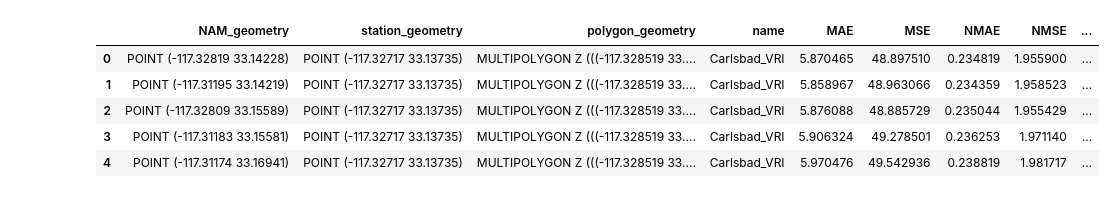
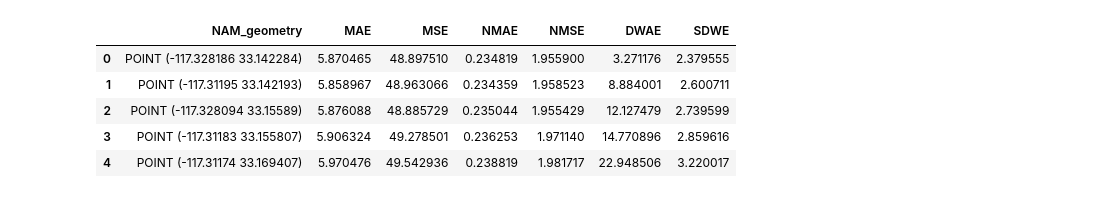
Before and after one commit to StevDoms/SDGE_NAM_Analysis, a Jupyter notebook: DSC180B_Project.ipynb, the cells around one changed output. Cells and saved outputs as stored; diff of their text form; code cells hidden in the pictures.

```diff
--- a/DSC180B_Project.ipynb
+++ b/DSC180B_Project.ipynb
@@ -67,10 +165,6 @@ def plot_histogram(data, column, bins=30, title=None, xlabel=None, ylabel="Frequ
 # %%
-gis_weather_station = gis_weather_station.drop_duplicates(subset=['weatherstationcode'], keep='first')
-station_summary_snapshot = station_summary_snapshot.drop_duplicates(subset=['station'], keep='first')
-windspeed_snapshot = windspeed_snapshot[(windspeed_snapshot['wind_speed'] < max(windspeed_snapshot['wind_speed']))]
-
-weather_station_summary = gis_weather_station.merge(station_summary_snapshot, left_on='weatherstationcode', right_on='station',
+weather_station_summary_gpd = gis_weather_station_gpd.merge(station_summary_snapshot, left_on='weatherstationcode', right_on='station',
                                                    how='inner').drop(columns=['station'])
 
-weather_station_wind_speed = weather_station_summary.merge(windspeed_snapshot, left_on='weatherstationcode', right_on='station',
+weather_station_wind_speed_gpd = weather_station_summary_gpd.merge(windspeed_snapshot, left_on='weatherstationcode', right_on='station',
                                                          how='inner').drop(columns=['station'])
@@ -101,9 +170,0 @@ NAM CRS:                EPSG:4326
-# %%
-# Convert CRS to ESPG:4326
-weather_station_summary_gpd = weather_station_summary_gpd.to_crs(src_vri_snapshot_gpd.crs)
-weather_station_wind_speed_gpd = weather_station_wind_speed_gpd.to_crs(src_vri_snapshot_gpd.crs)
-
-print(f"Weather Station CRS:    {weather_station_summary_gpd.crs}")
-print(f"Wind Speed CRS:         {weather_station_wind_speed_gpd.crs}")
-print(f"VRI Polygon CRS:        {src_vri_snapshot_gpd.crs}")
-print(f"NAM CRS:                {nam_gpd.crs}")
@@ -115,7 +171,8 @@ NAM CRS:                EPSG:4326
 # %%
 nam_vri_gpd = gpd.sjoin(nam_gpd, src_vri_snapshot_gpd, how='right', predicate='within')
 nam_vri_gpd['NAM_geometry'] = nam_vri_gpd.apply(create_point, axis=1)
-nam_vri_gpd = nam_vri_gpd.reset_index().drop(columns=['index', 'index_left'])
+nam_vri_gpd = nam_vri_gpd.merge(nam_vri_additional_columns, left_on='NAM_geometry', right_on='temp_geometry', how='inner')
+nam_vri_gpd = nam_vri_gpd.reset_index().drop(columns=['index', 'index_left', 'temp_geometry'])
 
 nam_vri_wind_speed_gpd = gpd.sjoin(weather_station_wind_speed_gpd, nam_vri_gpd, how='inner', predicate='within')
 nam_vri_wind_speed_gpd = nam_vri_wind_speed_gpd.reset_index().drop(columns=['index', 'index_right'])
@@ -144,18 +204,19 @@ nam_vri_wind_speed_gpd = nam_vri_wind_speed_gpd.rename(columns={
     'date_right': 'nam_date',
     'wind_speed': 'station_wind_speed',
     'average_wind_speed' : 'NAM_wind_speed',
-    'shape_right': 'polygon_shape',
+    'shape_right': 'polygon_shape'
 })
 
 nam_vri_wind_speed_gpd['nam_date'] = pd.to_datetime(nam_vri_wind_speed_gpd['nam_date']).dt.strftime('%m/%d/%Y')
+filtered_nam_vri_wind_speed_gpd = nam_vri_wind_speed_gpd[nam_vri_wind_speed_gpd['wind_speed_date'] == nam_vri_wind_speed_gpd['nam_date']].copy()
 
-filtered_nam_vri_wind_speed_gpd = nam_vri_wind_speed_gpd[nam_vri_wind_speed_gpd['wind_speed_date'] == nam_vri_wind_speed_gpd['nam_date']].copy()
 filtered_nam_vri_wind_speed_gpd['station_geometry'] = filtered_nam_vri_wind_speed_gpd['geometry']
 filtered_nam_vri_wind_speed_gpd['polygon_geometry'] = filtered_nam_vri_wind_speed_gpd['polygon_shape'].apply(wkt.loads)
-filtered_nam_vri_wind_speed_gpd['distance_from_station_km'] = filtered_nam_vri_wind_speed_gpd.apply(
+filtered_nam_vri_wind_speed_gpd['nam_distance_from_station_km'] = filtered_nam_vri_wind_speed_gpd.apply(
     lambda row: haversine_distance(row['station_geometry'], row['NAM_geometry']), axis=1
 )
-filtered_nam_vri_wind_speed_gpd = filtered_nam_vri_wind_speed_gpd.reset_index().drop(columns=['index'])
+
+filtered_nam_vri_wind_speed_gpd = filtered_nam_vri_wind_speed_gpd.reset_index(drop=True)
 filtered_nam_vri_wind_speed_gpd.head()
 # %% [output]
 |  | objectid | weatherstationcode | weatherstationname | scadartuid | structureid_left | nwszone | ... |
@@ -168,5 +318,5 @@ filtered_nam_vri_wind_speed_gpd.head()
 # %%
-grouped_columns = ['NAM_geometry', 'station_geometry', 'polygon_geometry', 'name']
+grouped_columns = ['NAM_geometry']
 filtered_nam_vri_wind_speed_gpd_grouped = filtered_nam_vri_wind_speed_gpd.groupby(grouped_columns, sort=False)
 
 # Mean Absolute Error
@@ -198,44 +348,44 @@ def calculate_nmse(group):
 # Sigmoid-Damped Distance Error
 def calculate_sdwe(group):
     abs_error = abs(group['NAM_wind_speed'] - group['station_wind_speed'])
-    distance = group['distance_from_station_km'].iloc[0]
+    distance = group['nam_distance_from_station_km'].iloc[0]
     sigmoid_weight = 1 / (1 + np.exp(-(distance - d0)/tau))
     return (abs_error * sigmoid_weight).mean()
 
 # Distance-Weighted Absolute Error (DWAE)
 def calculate_dwae(group):
     abs_error = abs(group['NAM_wind_speed'] - group['station_wind_speed'])
-    distance = group['distance_from_station_km'].iloc[0]
+    distance = group['nam_distance_from_station_km'].iloc[0]
     return (abs_error * distance).mean()
 
-d0 = filtered_nam_vri_wind_speed_gpd['distance_from_station_km'].median()
-tau = filtered_nam_vri_wind_speed_gpd['distance_from_station_km'].std()
+d0 = filtered_nam_vri_wind_speed_gpd['nam_distance_from_station_km'].median()
+tau = filtered_nam_vri_wind_speed_gpd['nam_distance_from_station_km'].std()
 
 mae = filtered_nam_vri_wind_speed_gpd_grouped.apply(calculate_mae, include_groups=False).reset_index(name='MAE')
 mse = filtered_nam_vri_wind_speed_gpd_grouped.apply(calculate_mse, include_groups=False).reset_index(name='MSE')
 nmae = filtered_nam_vri_wind_speed_gpd_grouped.apply(calculate_nmae, include_groups=False).reset_index(name='NMAE')
 nmse = filtered_nam_vri_wind_speed_gpd_grouped.apply(calculate_nmse, include_groups=False).reset_index(name='NMSE')
 dwae = filtered_nam_vri_wind_speed_gpd_grouped.apply(calculate_dwae, include_groups=False).reset_index(name='DWAE')
 sdwe = filtered_nam_vri_wind_speed_gpd_grouped.apply(calculate_sdwe, include_groups=False).reset_index(name='SDWE')
 
 errors = (
     mae
     .merge(mse, on=grouped_columns, how='inner')
     .merge(nmae, on=grouped_columns, how='inner')
     .merge(nmse, on=grouped_columns, how='inner')
     .merge(dwae, on=grouped_columns, how='inner')
     .merge(sdwe, on=grouped_columns, how='inner')
 )
 
-errors['distance_from_station_km'] = errors.apply(
-    lambda row: haversine_distance(row['station_geometry'], row['NAM_geometry']), axis=1
-)
+# errors['distance_from_station_km'] = errors.apply(
+#     lambda row: haversine_distance(row['station_geometry'], row['NAM_geometry']), axis=1
+# )
 
 errors.head()
 # %% [output]
-|  | NAM_geometry | station_geometry | polygon_geometry | name | MAE | MSE | NMAE | NMSE | ... |
-| 0 | POINT (-117.32819 33.14228) | POINT (-117.32717 33.13735) | MULTIPOLYGON Z (((-117.328519 33.... | Carlsbad_VRI | 5.870465 | 48.897510 | 0.234819 | 1.955900 | ... |
-| 1 | POINT (-117.31195 33.14219) | POINT (-117.32717 33.13735) | MULTIPOLYGON Z (((-117.328519 33.... | Carlsbad_VRI | 5.858967 | 48.963066 | 0.234359 | 1.958523 | ... |
-| 2 | POINT (-117.32809 33.15589) | POINT (-117.32717 33.13735) | MULTIPOLYGON Z (((-117.328519 33.... | Carlsbad_VRI | 5.876088 | 48.885729 | 0.235044 | 1.955429 | ... |
-| 3 | POINT (-117.31183 33.15581) | POINT (-117.32717 33.13735) | MULTIPOLYGON Z (((-117.328519 33.... | Carlsbad_VRI | 5.906324 | 49.278501 | 0.236253 | 1.971140 | ... |
-| 4 | POINT (-117.31174 33.16941) | POINT (-117.32717 33.13735) | MULTIPOLYGON Z (((-117.328519 33.... | Carlsbad_VRI | 5.970476 | 49.542936 | 0.238819 | 1.981717 | ... |
+|  | NAM_geometry | MAE | MSE | NMAE | NMSE | DWAE | SDWE |
+| 0 | POINT (-117.328186 33.142284) | 5.870465 | 48.897510 | 0.234819 | 1.955900 | 3.271176 | 2.379555 |
+| 1 | POINT (-117.31195 33.142193) | 5.858967 | 48.963066 | 0.234359 | 1.958523 | 8.884001 | 2.600711 |
+| 2 | POINT (-117.328094 33.15589) | 5.876088 | 48.885729 | 0.235044 | 1.955429 | 12.127479 | 2.739599 |
+| 3 | POINT (-117.31183 33.155807) | 5.906324 | 49.278501 | 0.236253 | 1.971140 | 14.770896 | 2.859616 |
+| 4 | POINT (-117.31174 33.169407) | 5.970476 | 49.542936 | 0.238819 | 1.981717 | 22.948506 | 3.220017 |
```
Also changed, not shown: parts of 39 cells of this notebook, 1 other file.
